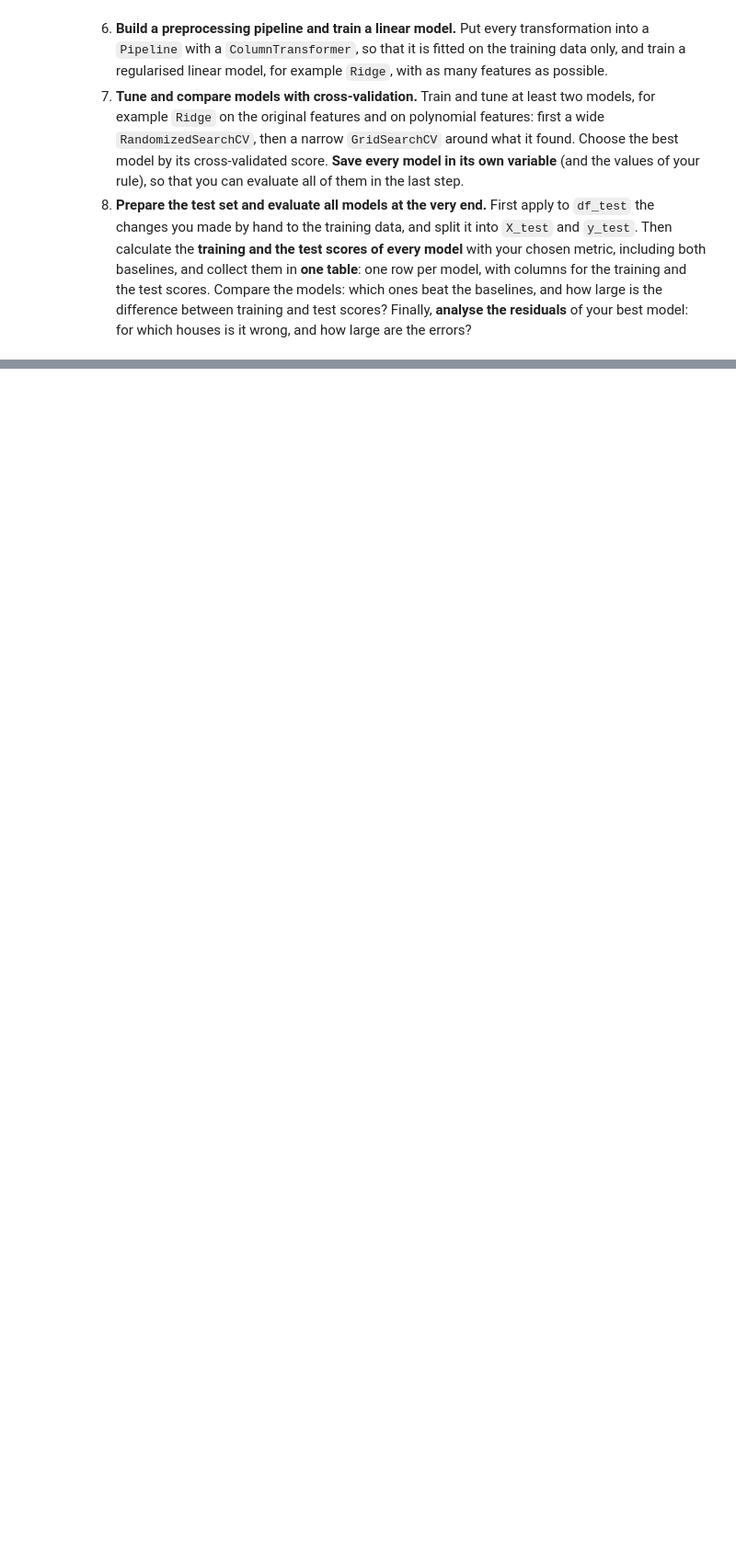
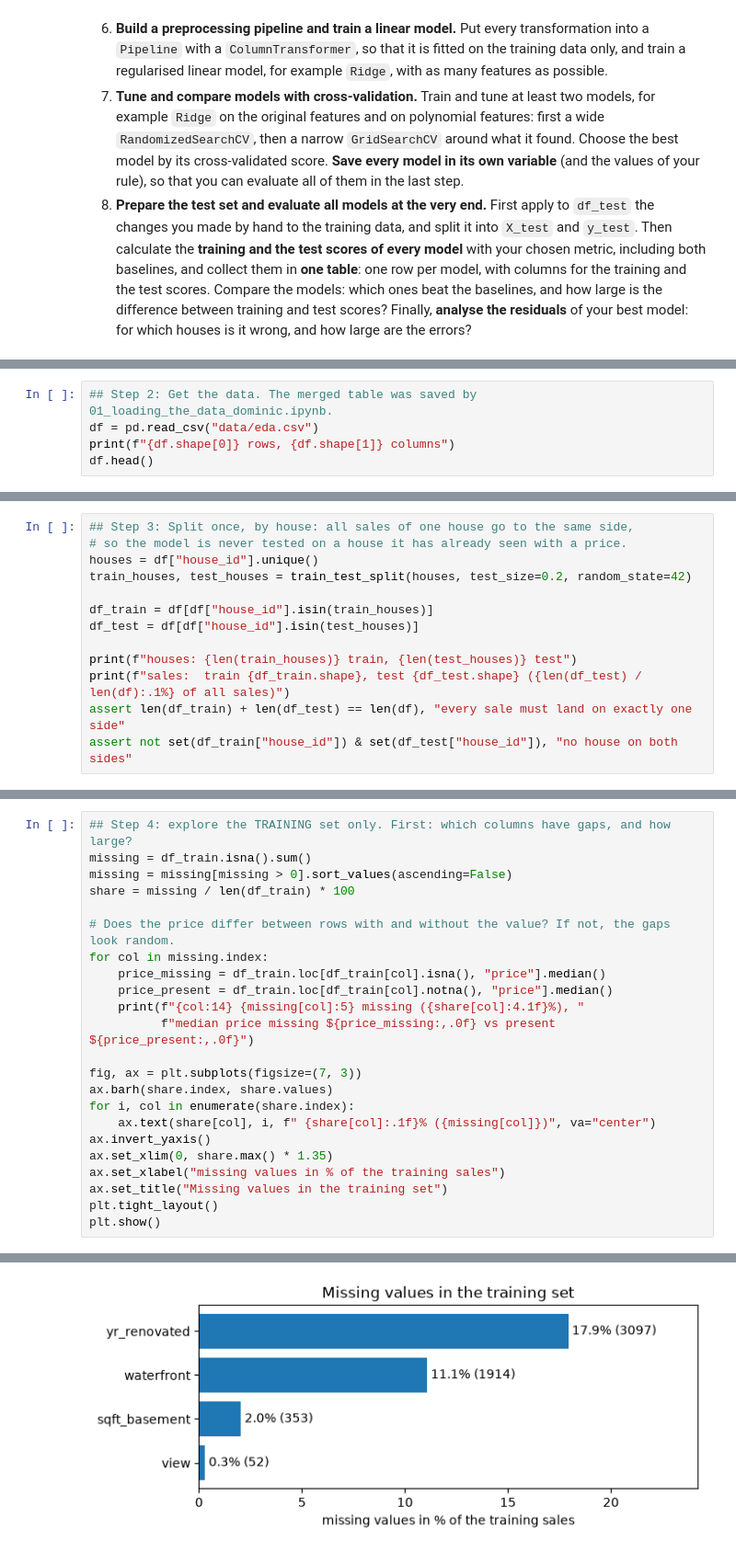
Before and after one commit to dynamic-dome/amle-project-king-county, a Jupyter notebook: 02_king_county_project_dominic.ipynb, the cells around one changed output, grey strips where cells are left out. Shown at 92% size. Saved outputs shown, nothing was run; the diff lists cells and outputs as text; blank space fills up the shorter version.

Commit message:
Step 2-4: load, split by house, EDA (missing values, target, correlations, categories)

```diff
--- a/02_king_county_project_dominic.ipynb
+++ b/02_king_county_project_dominic.ipynb
@@ -90,0 +92,5 @@ SyntaxError: invalid decimal literal (1454397097.py, line 1)
+# %%
+## Step 2: Get the data. The merged table was saved by 01_loading_the_data_dominic.ipynb.
+df = pd.read_csv("data/eda.csv")
+print(f"{df.shape[0]} rows, {df.shape[1]} columns")
+df.head()
@@ -90,0 +110,13 @@ SyntaxError: invalid decimal literal (1454397097.py, line 1)
+# %%
+## Step 3: Split once, by house: all sales of one house go to the same side,
+# so the model is never tested on a house it has already seen with a price.
+houses = df["house_id"].unique()
+train_houses, test_houses = train_test_split(houses, test_size=0.2, random_state=42)
+
+df_train = df[df["house_id"].isin(train_houses)]
+df_test = df[df["house_id"].isin(test_houses)]
+
+print(f"houses: {len(train_houses)} train, {len(test_houses)} test")
+print(f"sales:  train {df_train.shape}, test {df_test.shape} ({len(df_test) / len(df):.1%} of all sales)")
+assert len(df_train) + len(df_test) == len(df), "every sale must land on exactly one side"
+assert not set(df_train["house_id"]) & set(df_test["house_id"]), "no house on both sides"
@@ -90,0 +130,24 @@ SyntaxError: invalid decimal literal (1454397097.py, line 1)
+# %%
+## Step 4: explore the TRAINING set only. First: which columns have gaps, and how large?
+missing = df_train.isna().sum()
+missing = missing[missing > 0].sort_values(ascending=False)
+share = missing / len(df_train) * 100
+
+# Does the price differ between rows with and without the value? If not, the gaps look random.
+for col in missing.index:
+    price_missing = df_train.loc[df_train[col].isna(), "price"].median()
+    price_present = df_train.loc[df_train[col].notna(), "price"].median()
+    print(f"{col:14} {missing[col]:5} missing ({share[col]:4.1f}%), "
+          f"median price missing ${price_missing:,.0f} vs present ${price_present:,.0f}")
+
+fig, ax = plt.subplots(figsize=(7, 3))
+ax.barh(share.index, share.values)
+for i, col in enumerate(share.index):
+    ax.text(share[col], i, f" {share[col]:.1f}% ({missing[col]})", va="center")
+ax.invert_yaxis()
+ax.set_xlim(0, share.max() * 1.35)
+ax.set_xlabel("missing values in % of the training sales")
+ax.set_title("Missing values in the training set")
+plt.tight_layout()
+plt.show()
+# %% [output]
@@ -90,0 +158 @@ SyntaxError: invalid decimal literal (1454397097.py, line 1)
+[figure, added]
```
Also changed, not shown: parts of 19 cells of this notebook.
